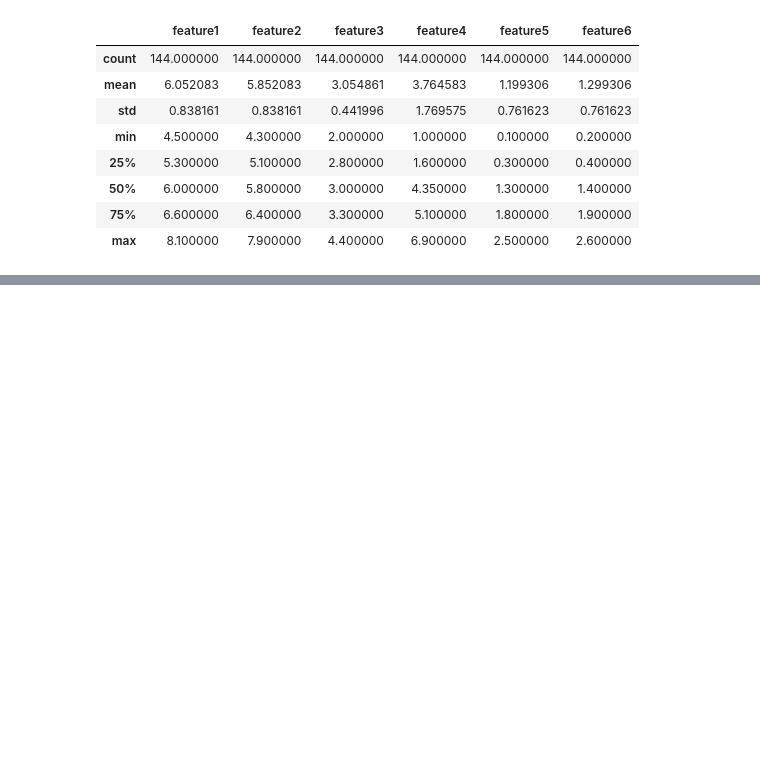
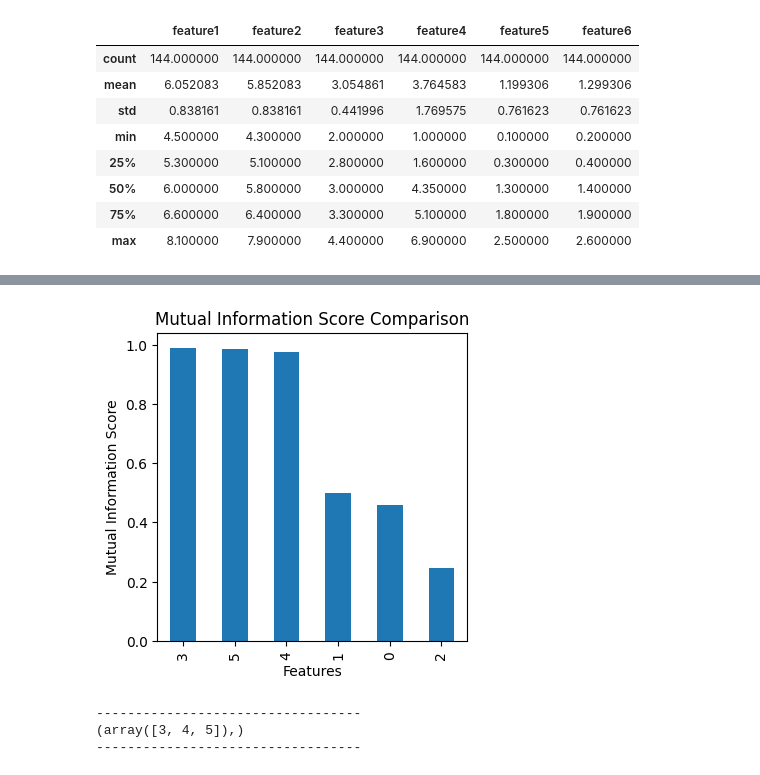
Before and after one commit to Mohammed-Abdul-Rafe-Sajid/ML-LAB, a Jupyter notebook: Week_3.ipynb, the cells around one changed output, grey strips where cells are left out. Saved outputs shown, nothing was run; the diff lists cells and outputs as text; code cells hidden in the pictures; blank space fills up the shorter version.

```diff
--- a/Week_3.ipynb
+++ b/Week_3.ipynb
@@ -61,0 +277,7 @@ df.describe()
+# %%
+import pandas as pd
+dataframe = pd.read_csv("/content/drive/MyDrive/CBIT/ML/FeatureEngg-Datasets/Qinspection.csv")
+print('-------------------------------------------------------------------------')
+print('ORIGINAL DATASET')
+print('-------------------------------------------------------------------------')
+display(dataframe)
@@ -61,0 +301,5 @@ df.describe()
+# %%
+# Separating out the features
+features = ['feature1', 'feature2', 'feature3', 'feature4','feature5','feature6']
+predictors=dataframe.loc[:,features]
+predictors
@@ -61,0 +320,4 @@ df.describe()
+# %%
+# Separating out the target feature
+label = dataframe.iloc[:,-1]
+label
@@ -61,0 +342,4 @@ df.describe()
+# %%
+# Create mutual_info_classif object to calculate mutual information
+MI_score = mutual_info_classif(predictors, label, random_state=0)
+MI_score
@@ -61,0 +368,27 @@ df.describe()
+# %%
+import matplotlib.pyplot as plt
+plt.figure(figsize=(4,4))
+MI=pd.Series(MI_score)
+
+#sort the MI score in descnding order
+MI.sort_values(ascending=False,inplace=True)
+
+MI.plot.bar()
+plt.xlabel('Features')
+plt.ylabel('Mutual Information Score')
+plt.title('Mutual Information Score Comparison')
+plt.show()
+# %% [output]
+[figure, added]
+# %%
+#Find the index of features that are high MI with the target variable
+import numpy as np
+to_select = np.where(MI_score>= 0.5)
+print('----------------------------------')
+
+print(to_select)
+print('----------------------------------')
+# %% [output]
+----------------------------------
+(array([3, 4, 5]),)
+----------------------------------
```
Also changed, not shown: parts of 36 cells of this notebook.
